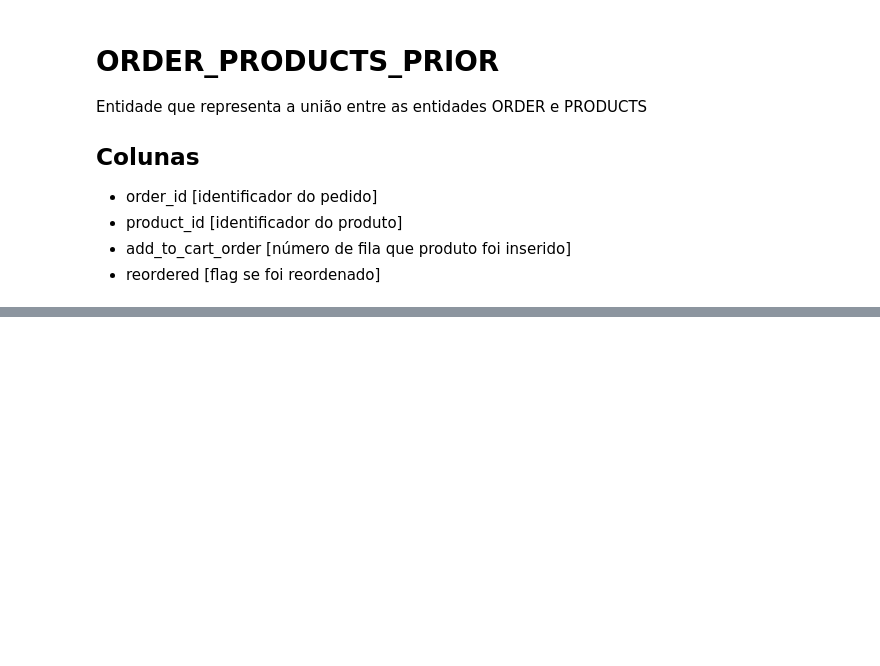
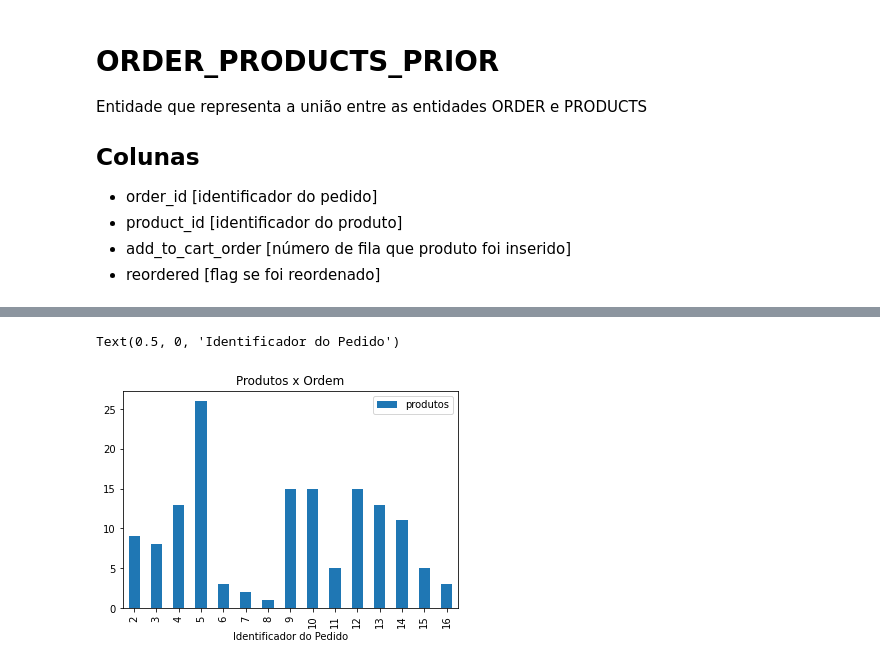
Before and after one commit to titilomt/data_science_puc_projects, a Jupyter notebook: puc_python_for_data_science.ipynb, the cells around one changed output, grey strips where cells are left out. Drawn from its saved outputs; the diff is of its cells as text; code cells hidden in the pictures; blank space fills up the shorter version.

```diff
--- a/puc_python_for_data_science.ipynb
+++ b/puc_python_for_data_science.ipynb
@@ -278,4 +279,11 @@ Merge com Entidades relacionadas (Aqui poderiamos ir mais alem pois products tem
 """
 ord_prod_merge = ord_prod_prior.merge(products, left_on='product_id', right_on='product_id').merge(orders, left_on="order_id", right_on="id")
 ord_prod_merge.head()
+"""
+Podemos extrair gráficos de número de produtos por pedido e plotar isto em grafico usando a
+biblioteca matplot
+"""
+df_ord_prod = ord_prod_merge.groupby('order_id').count()[['product_id']].rename(columns={'product_id': 'produtos'})
+ax = df_ord_prod.head(15).plot(kind='bar',title='Produtos x Ordem')
+ax.set_xlabel("Identificador do Pedido")
 # %% [output]
@@ -287,0 +290,2 @@ ord_prod_merge.head()
+Text(0.5, 0, 'Identificador do Pedido')
+[figure, added]
```
Also changed, not shown: parts of 7 cells of this notebook.
